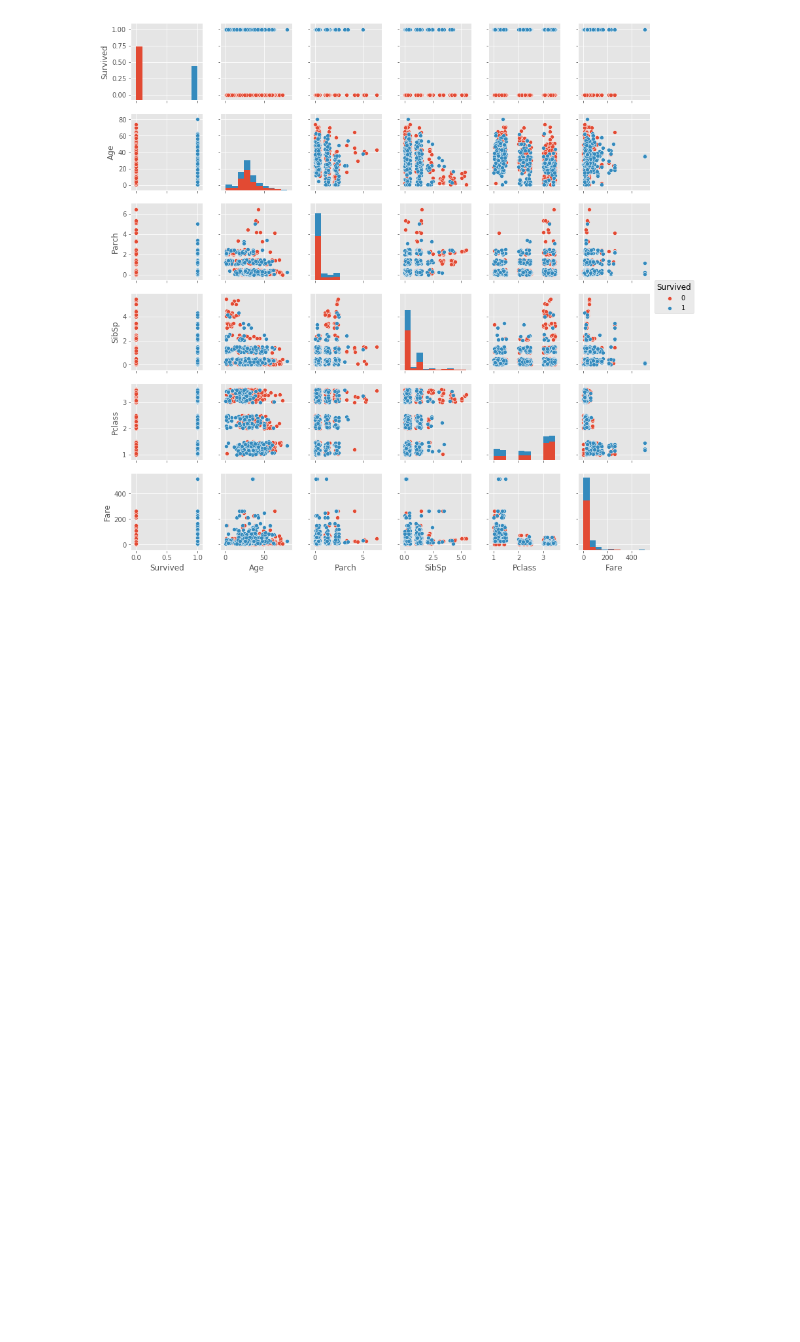
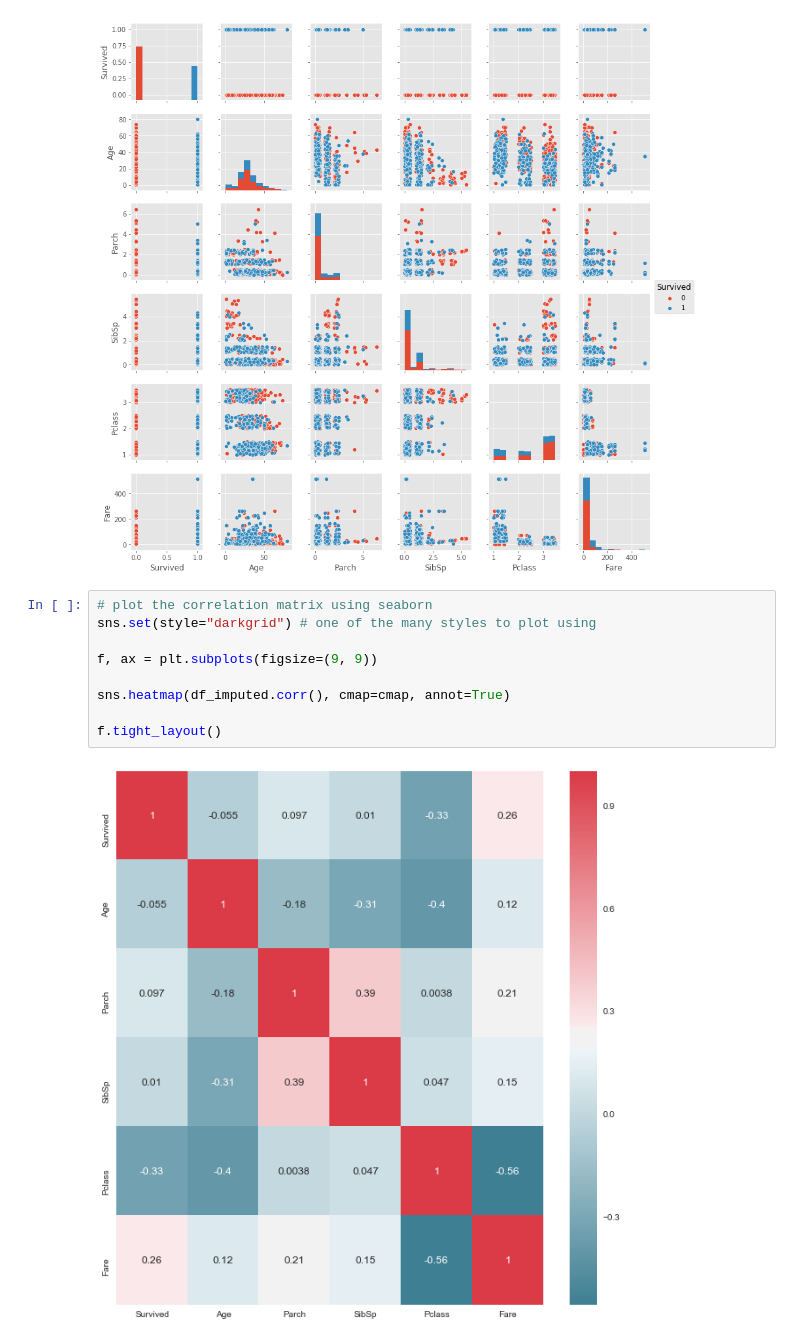
Before and after one commit to davestroud/DataMiningNotebooks, a Jupyter notebook: DataVisualization.ipynb, the cells around one changed output. Saved outputs shown, nothing was run; the diff lists cells and outputs as text; blank space fills up the shorter version.

Commit message:
add a correlation matrix

```diff
--- a/DataVisualization.ipynb
+++ b/DataVisualization.ipynb
@@ -486,3 +486,14 @@ sns.pairplot(df_imputed_jitter, hue="Survived", size=2)
 # %% [output]
 <seaborn.axisgrid.PairGrid at 0x...>
 [figure]
+# %%
+# plot the correlation matrix using seaborn
+sns.set(style="darkgrid") # one of the many styles to plot using
+
+f, ax = plt.subplots(figsize=(9, 9))
+
+sns.heatmap(df_imputed.corr(), cmap=cmap, annot=True)
+
+f.tight_layout()
+# %% [output]
+[figure, added]
```
